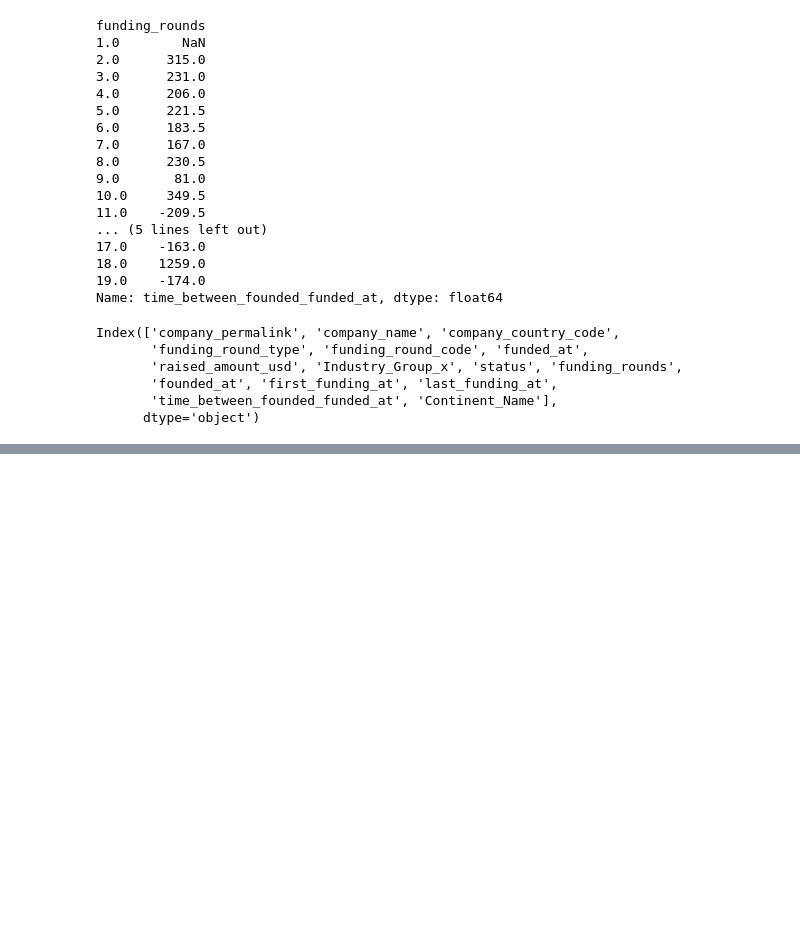
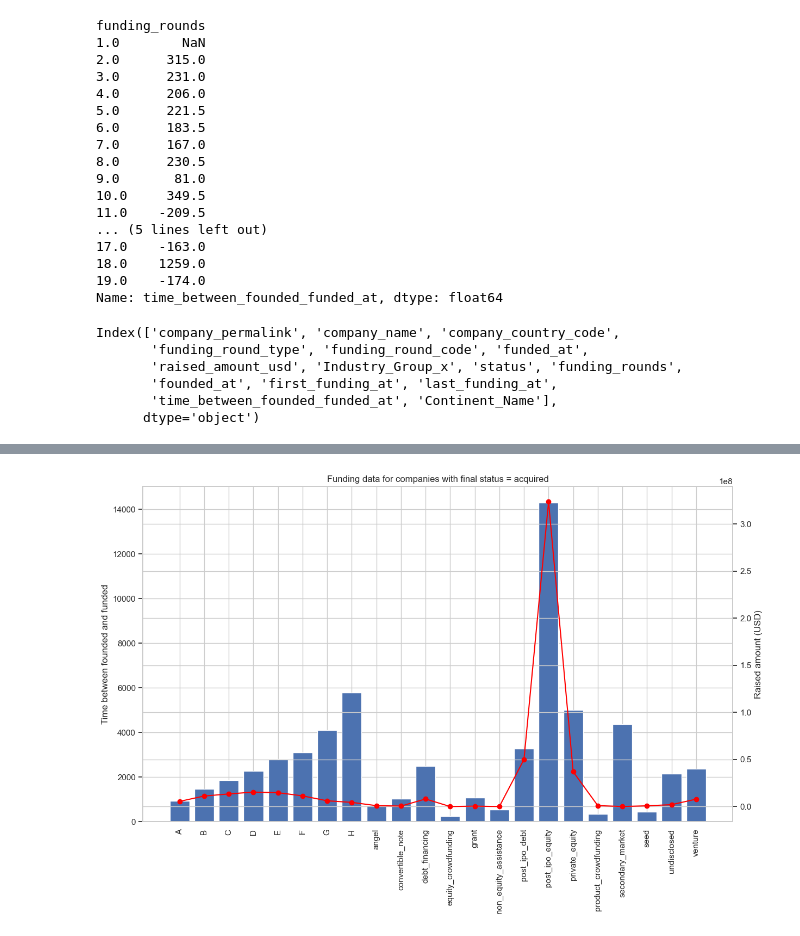
Before and after one commit to aamruth/triumph-venture, a Jupyter notebook: notebooks/AS_01_Dataset_Preprocessing.ipynb, the cells around one changed output, grey strips where cells are left out. Saved outputs shown, nothing was run; the diff lists cells and outputs as text; code cells hidden in the pictures; blank space fills up the shorter version.

```diff
--- a/notebooks/AS_01_Dataset_Preprocessing.ipynb
+++ b/notebooks/AS_01_Dataset_Preprocessing.ipynb
@@ -1400,0 +1280,30 @@ for industry_group in unique_industry_groups:
+# %%
+
+
+# Create a figure and axes
+fig, ax = plt.subplots(figsize=(14,8))
+
+# Create a bar chart for time data
+ax.bar(range(len(time_data)), time_data.values)
+
+# Set the x-tick labels
+ax.set_xticks(range(len(time_data)))
+ax.set_xticklabels(list(time_data.index), rotation=90)
+
+# Set the y-axis label
+ax.set_ylabel('Time between founded and funded')
+
+# Create a second y-axis for raised amount data
+ax2 = ax.twinx()
+ax2.plot(range(len(raised_data)), raised_data.values, color='red', marker='o')
+
+# Set the y-axis label for the second y-axis
+ax2.set_ylabel('Raised amount (USD)')
+
+# Set the title
+ax.set_title('Funding data for companies with final status = acquired')
+
+# Show the plot
+plt.show()
+# %% [output]
+[figure, added]
```
Also changed, not shown: parts of 40 cells of this notebook.
